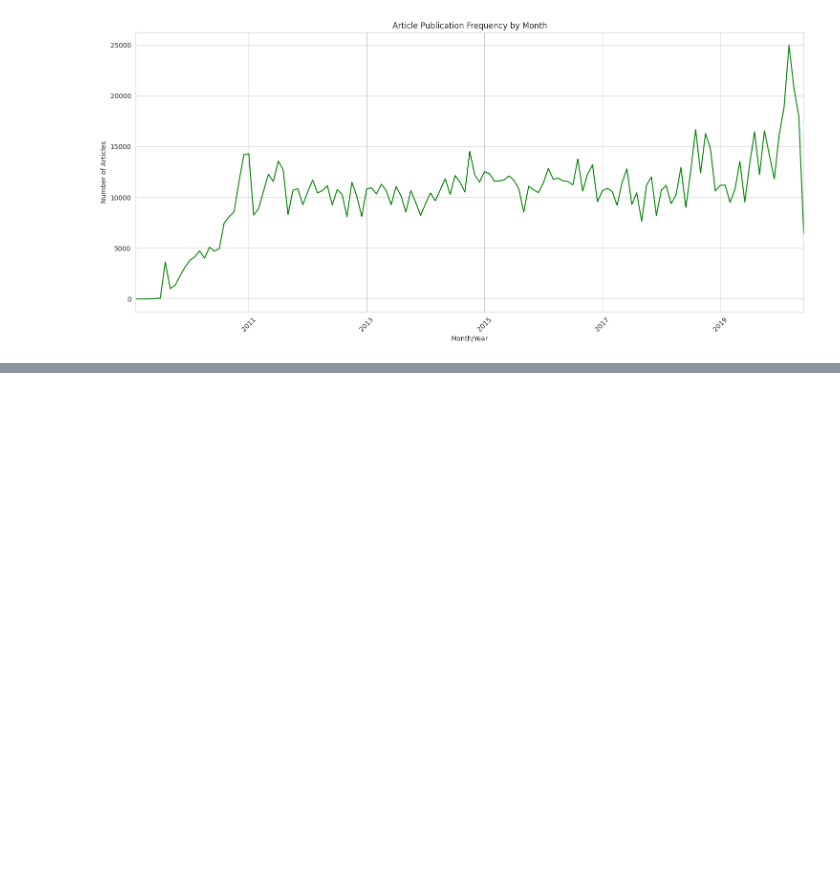
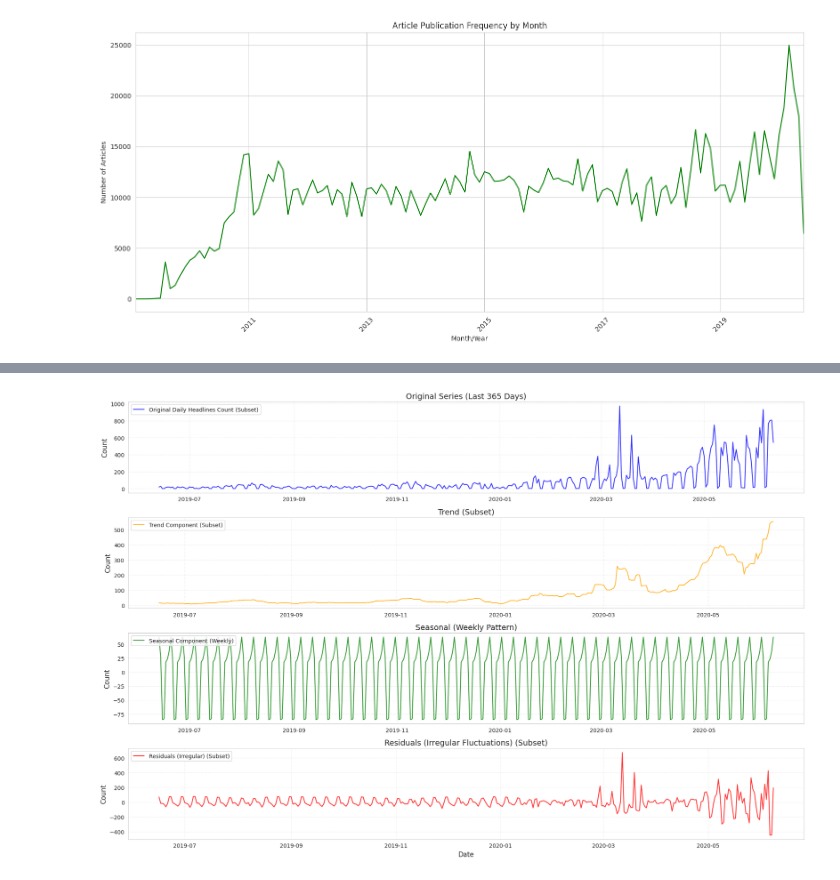
Before and after one commit to kalebb1/price-move-prediction, a Jupyter notebook: notebooks/eda.ipynb, the cells around one changed output, grey strips where cells are left out. Cells and saved outputs as stored; diff of their text form; code cells hidden in the pictures; blank space fills up the shorter version.

```diff
--- a/notebooks/eda.ipynb
+++ b/notebooks/eda.ipynb
@@ -284,0 +503,87 @@ Freq: M, Name: count, dtype: int64
+# %%
+import pandas as pd
+import numpy as np
+import matplotlib.pyplot as plt
+from statsmodels.tsa.seasonal import seasonal_decompose
+
+df['date'] = pd.to_datetime(df['date'], errors='coerce', utc=True)
+df.dropna(subset=['date'], inplace=True)
+
+print("--- Preparing data for Statsmodels Seasonal Decomposition ---")
+
+# 1. Count headlines per day
+daily_headlines_counts = df.groupby(df['date'].dt.date).size()
+daily_headlines_counts.index = pd.to_datetime(daily_headlines_counts.index)
+
+# 2. Create a complete date range and reindex to fill missing days with 0
+min_date = daily_headlines_counts.index.min()
+max_date = daily_headlines_counts.index.max()
+full_date_range = pd.date_range(start=min_date, end=max_date, freq='D')
+time_series_data = daily_headlines_counts.reindex(full_date_range, fill_value=0)
+
+print(f"Prepared daily time series data. Total days: {len(time_series_data)}")
+print("Sample of daily counts (including potentially filled zeros):")
+print(time_series_data.head())
+print(time_series_data.tail())
+
+# --- Define the number of days to analyze for decomposition ---
+# Choose a number of days. 365 for roughly one year, 730 for two years, etc.
+# One full year is usually sufficient to capture weekly seasonality.
+N_DAYS_FOR_DECOMPOSITION = 365 # Example: Decompose the last 365 days (approx. 1 year)
+
+# Select the subset of the time series data
+# Using .tail() gets the most recent N_DAYS_FOR_DECOMPOSITION days.
+time_series_data_subset = time_series_data.tail(N_DAYS_FOR_DECOMPOSITION)
+
+print(f"\n--- Performing Seasonal Decomposition on the last {N_DAYS_FOR_DECOMPOSITION} Days ---")
+print(f"Number of days in subset for decomposition: {len(time_series_data_subset)}")
+
+if len(time_series_data_subset) > 0:
+    # --- Perform Seasonal Decomposition on the SUBSET ---
+    # model='additive'
+    # period=7 for weekly seasonality on daily data (7 days in a week).
+    decomposition_subset = seasonal_decompose(time_series_data_subset, model='additive', period=7)
+
+    # --- Plotting the components ---
+    print("\n--- Plotting Seasonal Decomposition Components (Subset) ---")
+    plt.figure(figsize=(18, 12)) # Adjusted figure size for better visibility
+
+    # Original Series Plot
+    plt.subplot(411)
+    plt.plot(time_series_data_subset, label='Original Daily Headlines Count (Subset)', color='blue', alpha=0.8)
+    plt.title(f'Original Series (Last {N_DAYS_FOR_DECOMPOSITION} Days)', fontsize=14)
+    plt.ylabel('Count', fontsize=12)
+    plt.legend(loc='upper left')
+    plt.grid(True, linestyle=':', alpha=0.6)
+
+    # Trend Component Plot
+    plt.subplot(412)
+    plt.plot(decomposition_subset.trend, label='Trend Component (Subset)', color='orange', alpha=0.8)
+    plt.title('Trend (Subset)', fontsize=14)
+    plt.ylabel('Count', fontsize=12)
+    plt.legend(loc='upper left')
+    plt.grid(True, linestyle=':', alpha=0.6)
+
+    # Seasonal Component Plot
+    plt.subplot(413)
+    plt.plot(decomposition_subset.seasonal, label='Seasonal Component (Weekly)', color='green', alpha=0.8)
+    plt.title('Seasonal (Weekly Pattern)', fontsize=14)
+    plt.ylabel('Count', fontsize=12)
+    plt.legend(loc='upper left')
+    plt.grid(True, linestyle=':', alpha=0.6)
+
+    # Residual/Irregular Component Plot
+    plt.subplot(414)
+    plt.plot(decomposition_subset.resid, label='Residuals (Irregular) (Subset)', color='red', alpha=0.8)
+    plt.title('Residuals (Irregular Fluctuations) (Subset)', fontsize=14)
+    plt.xlabel('Date', fontsize=12)
+    plt.ylabel('Count', fontsize=12)
+    plt.legend(loc='upper left')
+    plt.grid(True, linestyle=':', alpha=0.6)
+
+    plt.tight_layout()
+    plt.show()
+
+else:
+    print(f"Not enough data to analyze the last {N_DAYS_FOR_DECOMPOSITION} days. Please check your dataset's date range.")
+# %% [output]
@@ -284,0 +610 @@ Freq: M, Name: count, dtype: int64
+[figure, added]
```
Also changed, not shown: parts of 8 cells of this notebook.
